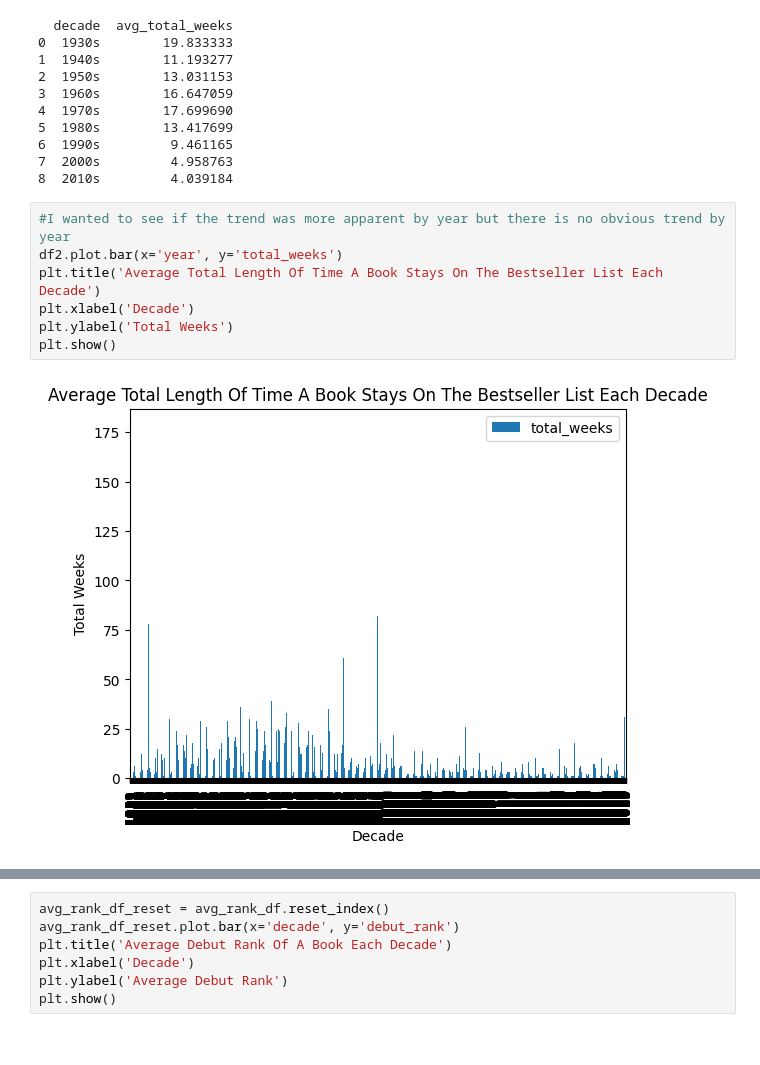
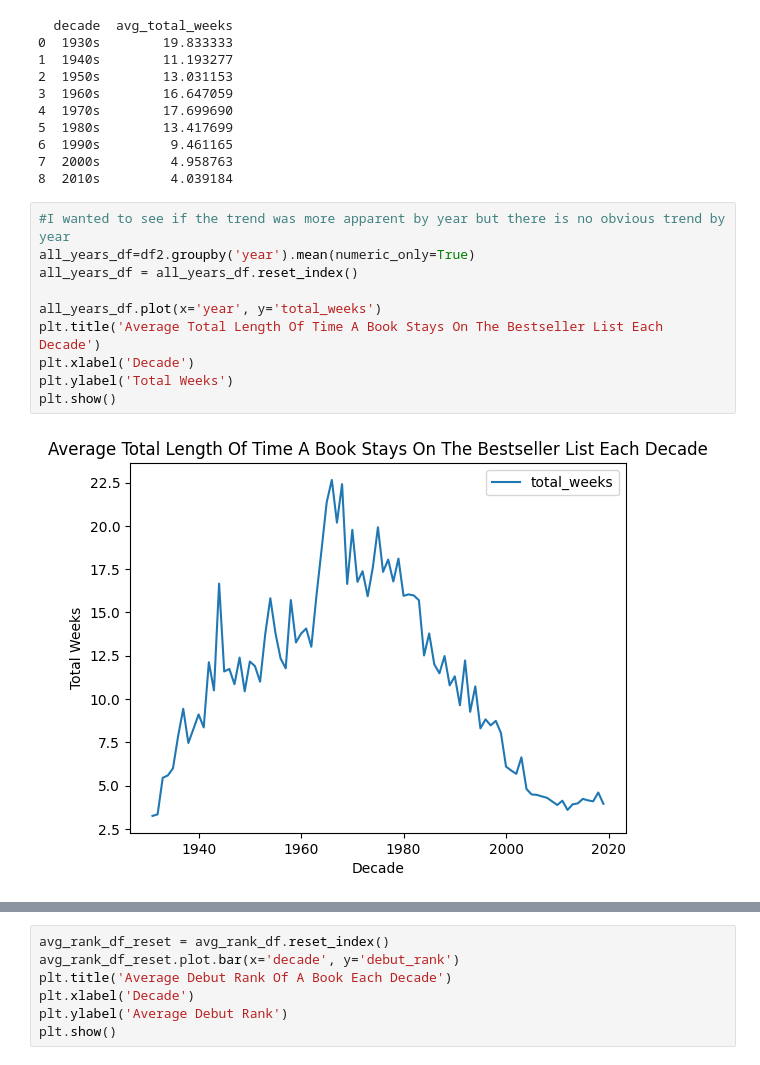
Before and after one commit to ada-xo-xo/dsrp, a Jupyter notebook: DSRP_2026_Adanna_Oji.ipynb, the cells around one changed output, grey strips where cells are left out. Cells and saved outputs as stored; diff of their text form.

Commit message:
I created more visualizations

```diff
--- a/DSRP_2026_Adanna_Oji.ipynb
+++ b/DSRP_2026_Adanna_Oji.ipynb
@@ -206,10 +222,13 @@ print(avg_time_per_decade_df)
 8  2010s         4.039184
 # %%
 #I wanted to see if the trend was more apparent by year but there is no obvious trend by year
-df2.plot.bar(x='year', y='total_weeks')
+all_years_df=df2.groupby('year').mean(numeric_only=True)
+all_years_df = all_years_df.reset_index()
+
+all_years_df.plot(x='year', y='total_weeks')
 plt.title('Average Total Length Of Time A Book Stays On The Bestseller List Each Decade')
 plt.xlabel('Decade')
 plt.ylabel('Total Weeks')
 plt.show()
 # %% [output]
-[figure, old version]
+[figure, new version]
```
Also changed, not shown: parts of 6 cells of this notebook.
